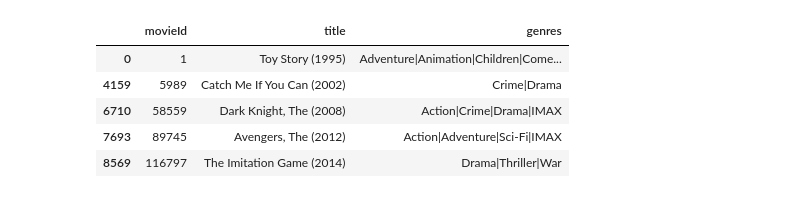
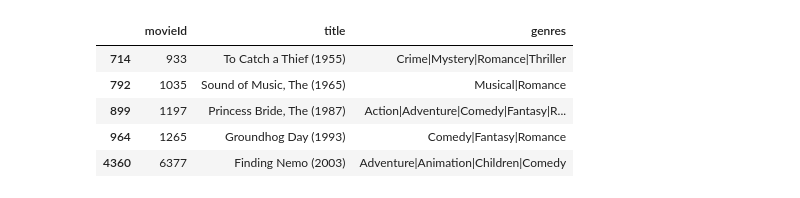
Before and after one commit to sevketoksuz/Movie-Recommendation-Systems, a Jupyter notebook: nmf.ipynb, the cells around one changed output. Saved outputs shown, nothing was run; the diff lists cells and outputs as text; code cells hidden in the pictures.

```diff
--- a/nmf.ipynb
+++ b/nmf.ipynb
@@ -9,7 +9,7 @@ def load_data(file_path):
     return df
 # %%
 def prepare_data_for_surprise(dataframe):
-    reader = Reader(rating_scale=(0, 5))
+    reader = Reader(rating_scale=(1, 5))
     data = Dataset.load_from_df(dataframe[['userId', 'movieId', 'rating']], reader)
     return data
 # %%
@@ -18,16 +18,23 @@ traindf = load_data('./datasets/training_data.csv')
 data = prepare_data_for_surprise(traindf)
 # %%
 param_grid = {
-    'n_factors': [5, 10, 15],
-    'n_epochs': [10, 30, 50],
-    'lr_bu': [0.005, 0.01],
-    'lr_bi': [0.005, 0.01],
-    'reg_qi': [0.02, 0.05],
-    'reg_bu': [0.02],
-    'reg_bi': [0.02]
+    'n_factors': [15],
+    'n_epochs': [30],
+    #'init_mean': [0, 0.05],  #SVD feature
+    #'init_std_dev': [0.05, 0.1, 0.15],  #SVD feature
+    #'lr_all': [0.005, 0.01],  #SVD feature
+    #'reg_all': [0.02, 0.05],  #SVD feature
+    'reg_pu' : [0.12],  #NMF feature
+    'reg_qi' : [0.12],  #NMF feature
+    'reg_bu' : [0.04],  #NMF feature
+    'reg_bi' : [0.02],  #NMF feature
+    'lr_bu' : [0.01],  #NMF feature
+    'lr_bi' : [0.01]  #NMF feature
 }
 
-gs = GridSearchCV(NMF, param_grid, measures=['rmse', 'mae'], cv=3)
+#gs = GridSearchCV(SVD, param_grid, measures = ['rmse', 'mae'], cv = 5)
+gs = GridSearchCV(NMF, param_grid, measures = ['rmse', 'mae'], cv = 5)
+#gs = GridSearchCV(SVDpp, param_grid, measures = ['rmse', 'mae'], cv = 5)
 
 gs.fit(data)
 
@@ -97,9 +128,9 @@ def show_user_recommended_movies_in_df(predictions, user_id, n=10):
 # %%
-show_user_recommended_movies_in_df(test_pred_df, 550, 5)
+show_user_recommended_movies_in_df(test_pred_df, 100, 5)
 # %% [output]
 |  | movieId | title | genres |
-| 0 | 1 | Toy Story (1995) | Adventure|Animation|Children|Come... |
-| 4159 | 5989 | Catch Me If You Can (2002) | Crime|Drama |
-| 6710 | 58559 | Dark Knight, The (2008) | Action|Crime|Drama|IMAX |
-| 7693 | 89745 | Avengers, The (2012) | Action|Adventure|Sci-Fi|IMAX |
-| 8569 | 116797 | The Imitation Game (2014) | Drama|Thriller|War |
+| 714 | 933 | To Catch a Thief (1955) | Crime|Mystery|Romance|Thriller |
+| 792 | 1035 | Sound of Music, The (1965) | Musical|Romance |
+| 899 | 1197 | Princess Bride, The (1987) | Action|Adventure|Comedy|Fantasy|R... |
+| 964 | 1265 | Groundhog Day (1993) | Comedy|Fantasy|Romance |
+| 4360 | 6377 | Finding Nemo (2003) | Adventure|Animation|Children|Comedy |
```
Also changed, not shown: parts of 5 cells of this notebook, 4 other files.
